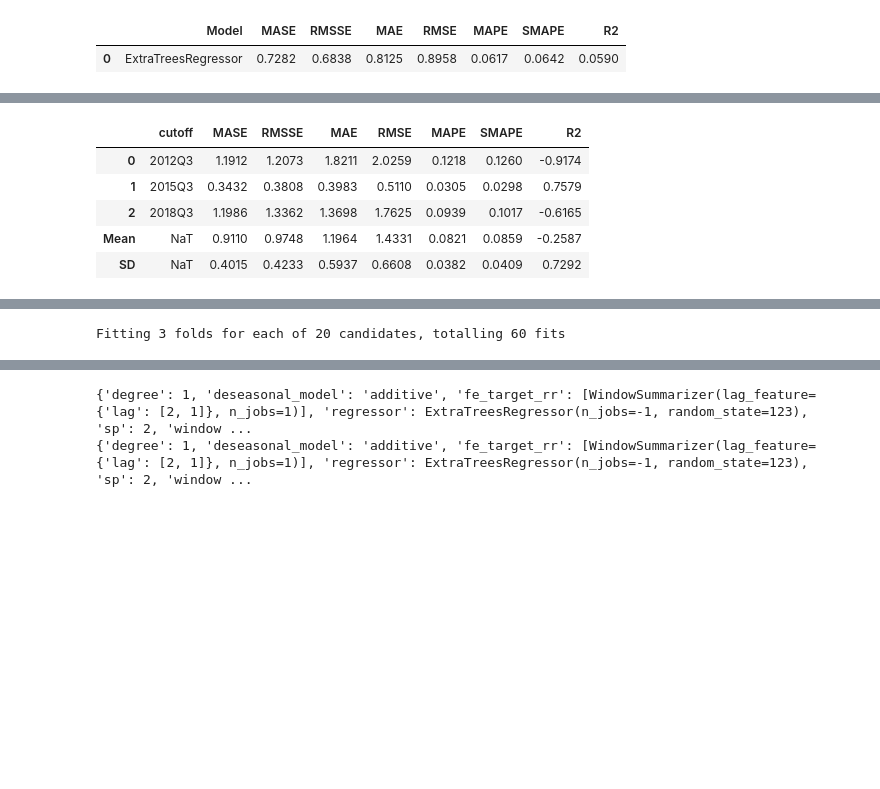
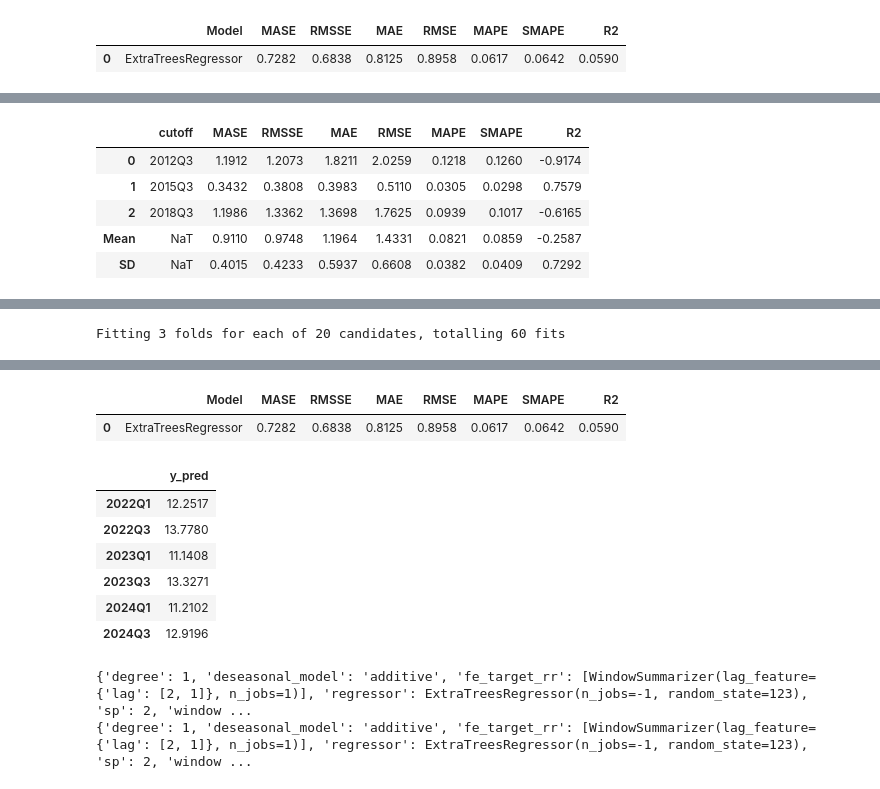
Before and after one commit to imajirzl/thesis-unemployment-rate, a Jupyter notebook: analysis/youth_tuning.ipynb, the cells around one changed output, grey strips where cells are left out. Saved outputs shown, nothing was run; the diff lists cells and outputs as text; code cells hidden in the pictures; blank space fills up the shorter version.

```diff
--- a/analysis/youth_tuning.ipynb
+++ b/analysis/youth_tuning.ipynb
@@ -163,6 +163,7 @@ exp.plot_model(estimator=et_cds_dt)
 | 0 | ExtraTreesRegressor | 0.7282 | 0.6838 | 0.8125 | 0.8958 | 0.0617 | 0.0642 | 0.0590 |
 # %%
 tuned_et_cds_dt = tune_model(et_cds_dt, n_iter=20, optimize='MASE')
+exp.predict_model(tuned_et_cds_dt)
 # %% [output]
 [interactive output not drawn]
 |  | cutoff | MASE | RMSSE | MAE | RMSE | MAPE | SMAPE | R2 |
@@ -179,3 +180,12 @@ Fitting 3 folds for each of 20 candidates, totalling 60 fits
+|  | Model | MASE | RMSSE | MAE | RMSE | MAPE | SMAPE | R2 |
+| 0 | ExtraTreesRegressor | 0.7282 | 0.6838 | 0.8125 | 0.8958 | 0.0617 | 0.0642 | 0.0590 |
+|  | y_pred |
+| 2022Q1 | 12.2517 |
+| 2022Q3 | 13.7780 |
+| 2023Q1 | 11.1408 |
+| 2023Q3 | 13.3271 |
+| 2024Q1 | 11.2102 |
+| 2024Q3 | 12.9196 |
 # %%
 exp.plot_model(estimator=tuned_et_cds_dt)
 # %%
```
Also changed, not shown: parts of 3 cells of this notebook.
